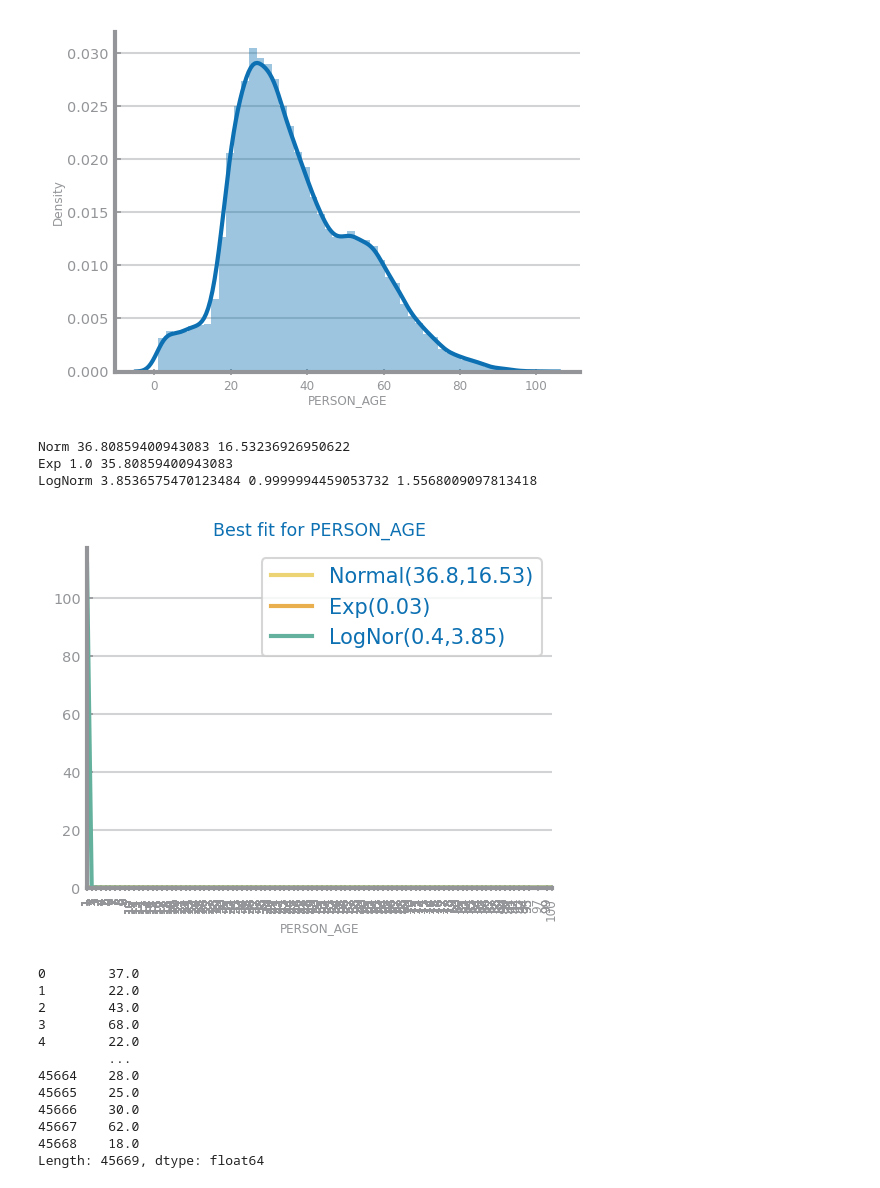
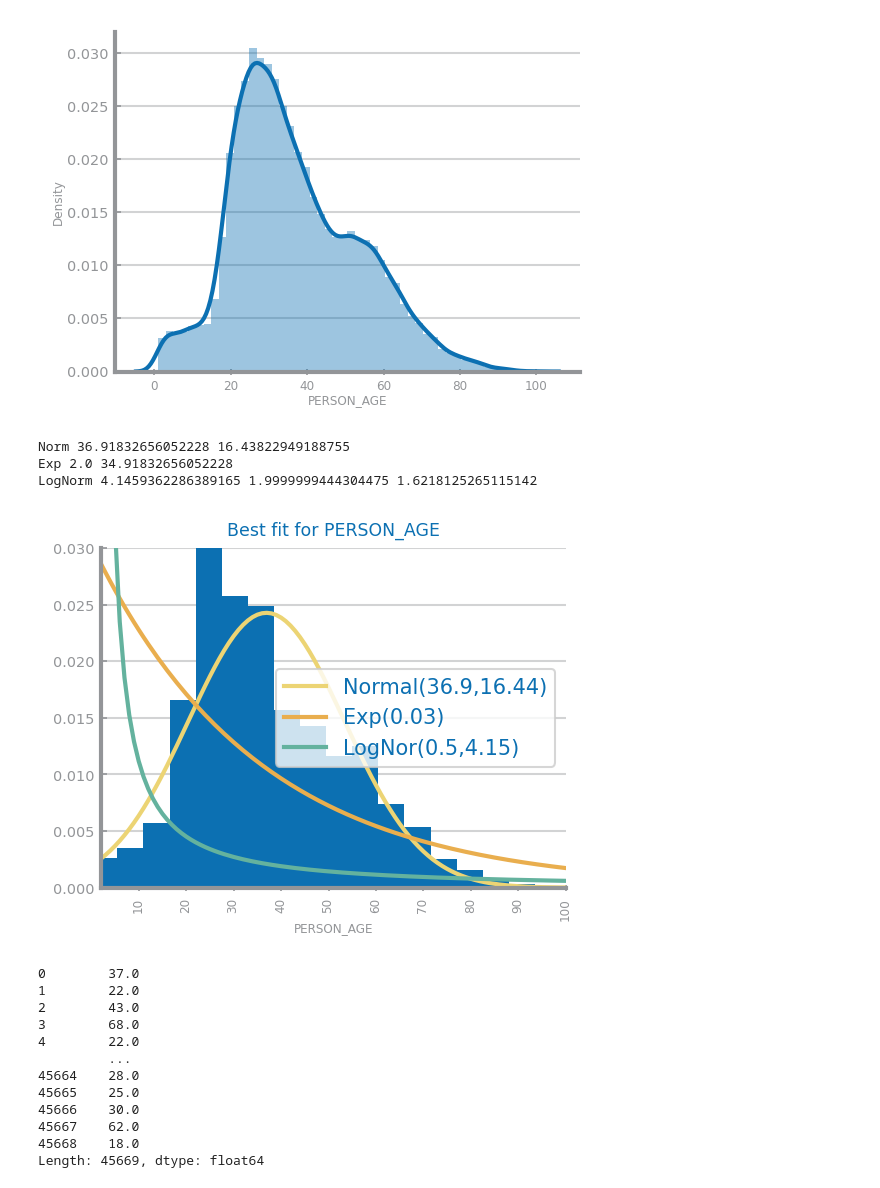
Before and after one commit to falc00/projetoCD, a Jupyter notebook: notebook.ipynb, the cells around one changed output. Cells and saved outputs as stored; diff of their text form; code cells hidden in the pictures.

```diff
--- a/notebook.ipynb
+++ b/notebook.ipynb
@@ -16,3 +18,10 @@ register_matplotlib_converters()
 
 filename = 'dataset_1/NYC_collisions_tabular.csv'
 data = read_csv(filename, na_values='na')
+# %%
+### DIMENSIONALITY
+print(data.shape)
+figure(figsize=(4,2))
+values = {'nr records': data.shape[0], 'nr variables': data.shape[1]}
+bar_chart(list(values.keys()), list(values.values()), title='Nr of records vs nr variables')
+savefig('images/records_variables_dataset2.png')
@@ -91,38 +103,39 @@ sr=data['PERSON_AGE']
 sr[(sr<100) | (sr >=1)]
 Series(list(sr))
 
 #Trying different distributions
 def compute_known_distributions(x_values: list) -> dict:
     distributions = dict()
     # Gaussian
     mean, sigma = norm.fit(x_values)
     distributions['Normal(%.1f,%.2f)'%(mean,sigma)] = norm.pdf(x_values, mean, sigma)
     print( "Norm", mean, sigma)
     # Exponential
     loc, scale = expon.fit(x_values)
     print( "Exp", loc, scale)
     distributions['Exp(%.2f)'%(1/scale)] = expon.pdf(x_values, loc, scale)
     # LogNorm
     sigma, loc, scale = lognorm.fit(x_values)
     print( "LogNorm", sigma, loc, scale)
     distributions['LogNor(%.1f,%.2f)'%(log(scale),sigma)] = lognorm.pdf(x_values, sigma, loc, scale)
     return distributions
 
 def histogram_with_distributions(ax: Axes, series: Series, var: str):
     values = series.sort_values().values
     ax.hist(values,20,density=True, range=(0,110))
     xticks(rotation=90)
     distributions = compute_known_distributions(values)
+    ax.set_ylim(0,0.03)
     multiple_line_chart(values, distributions, ax=ax, title='Best fit for %s'%var, xlabel=var, ylabel='')
 
-histogram_with_distributions(ax_dist,sr.where(sr>0).where(sr<110).dropna(), 'PERSON_AGE')
+histogram_with_distributions(ax_dist,sr.where(sr>1).where(sr<110).dropna(), 'PERSON_AGE')
 savefig('images/histogram_numeric_distribution.png')
 show()
 # %% [output]
-Norm 36.80859400943083 16.53236926950622
-Exp 1.0 35.80859400943083
-LogNorm 3.8536575470123484 0.9999994459053732 1.5568009097813418
+Norm 36.91832656052228 16.43822949188755
+Exp 2.0 34.91832656052228
+LogNorm 4.1459362286389165 1.9999999444304475 1.6218125265115142
-[figure, old version]
+[figure, new version]
 # %%
 #max( data['PERSON_AGE']), min( data['PERSON_AGE'])
 z=list(data['PERSON_AGE'])
```
Also changed, not shown: parts of 4 cells of this notebook, 35 other files.
